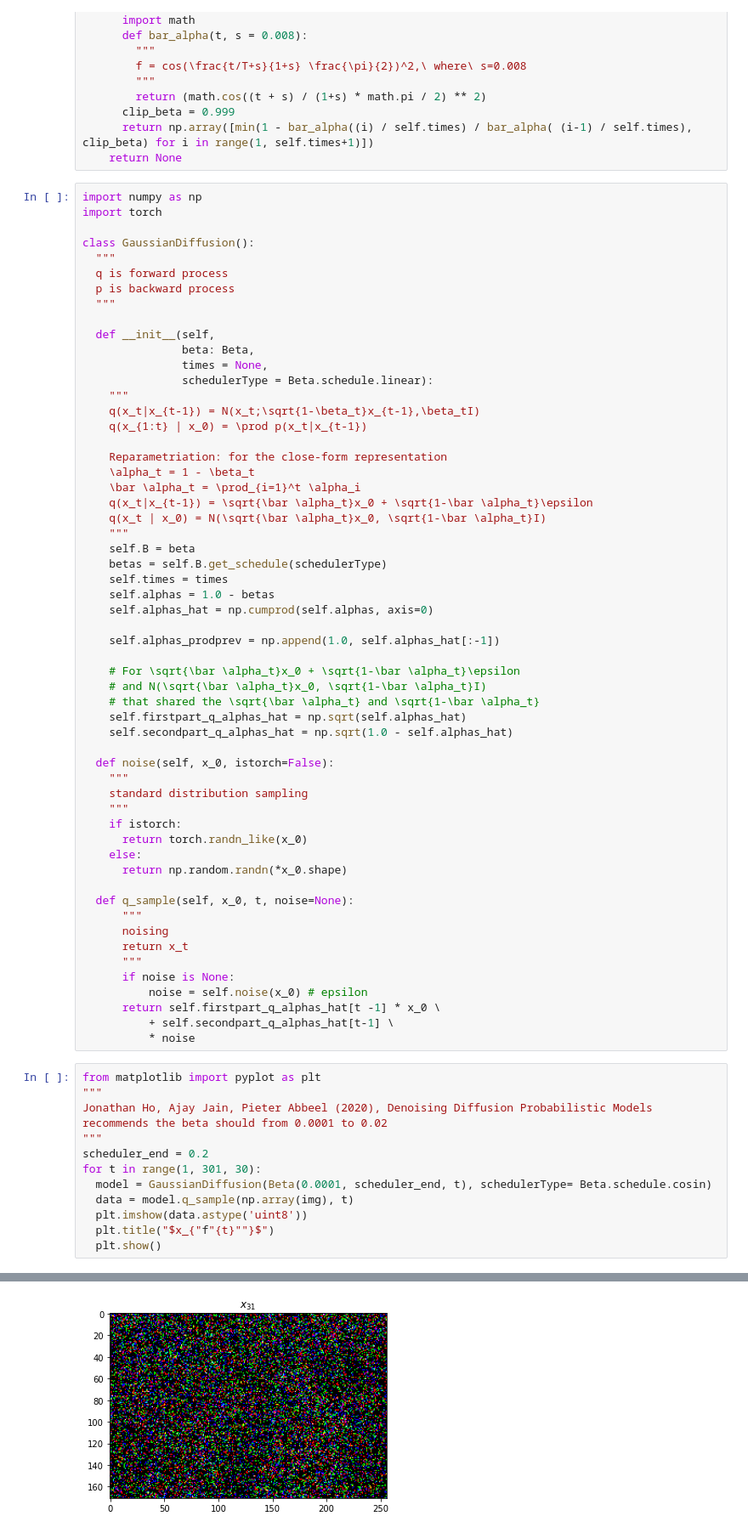
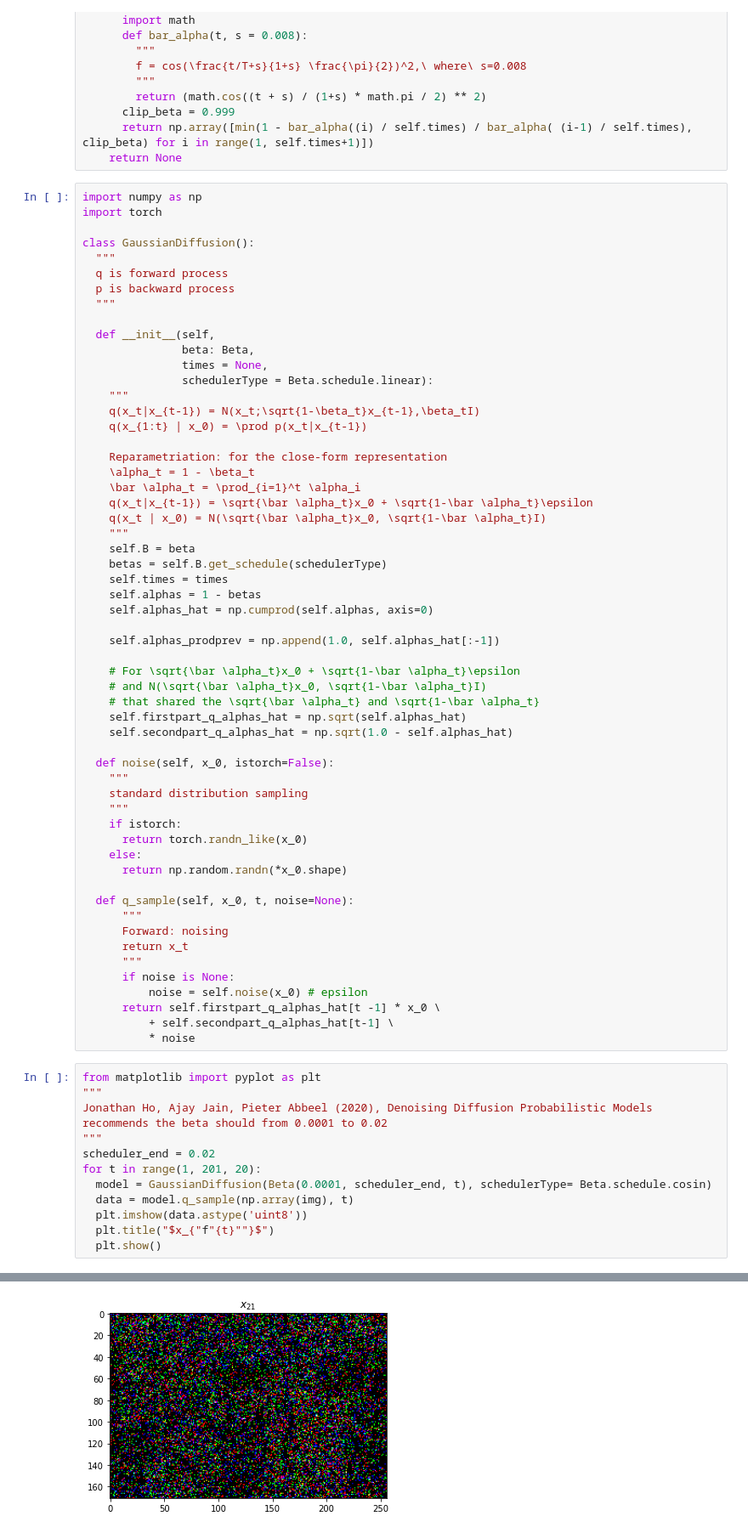
Before and after one commit to sunnyanthony/diffusion_playground, a Jupyter notebook: diffusion.ipynb, the cells around one changed output, grey strips where cells are left out. Shown at 85% size. Cells and saved outputs as stored; diff of their text form.

```diff
--- a/diffusion.ipynb
+++ b/diffusion.ipynb
@@ -91,7 +93,7 @@ class GaussianDiffusion():
     self.B = beta
     betas = self.B.get_schedule(schedulerType)
     self.times = times
-    self.alphas = 1.0 - betas
+    self.alphas = 1 - betas
     self.alphas_hat = np.cumprod(self.alphas, axis=0)
 
     self.alphas_prodprev = np.append(1.0, self.alphas_hat[:-1])
@@ -113,7 +115,7 @@ class GaussianDiffusion():
 
   def q_sample(self, x_0, t, noise=None):
       """
-      noising
+      Forward: noising
       return x_t
       """
       if noise is None:
@@ -127,8 +129,8 @@ from matplotlib import pyplot as plt
 Jonathan Ho, Ajay Jain, Pieter Abbeel (2020), Denoising Diffusion Probabilistic Models
 recommends the beta should from 0.0001 to 0.02
 """
-scheduler_end = 0.2
-for t in range(1, 301, 30):
+scheduler_end = 0.02
+for t in range(1, 201, 20):
   model = GaussianDiffusion(Beta(0.0001, scheduler_end, t), schedulerType= Beta.schedule.cosin)
   data = model.q_sample(np.array(img), t)
   plt.imshow(data.astype('uint8'))
@@ -139 +141 @@ for t in range(1, 301, 30):
-[figure, old version]
+[figure, new version]
```
Also changed, not shown: parts of 4 cells of this notebook.
